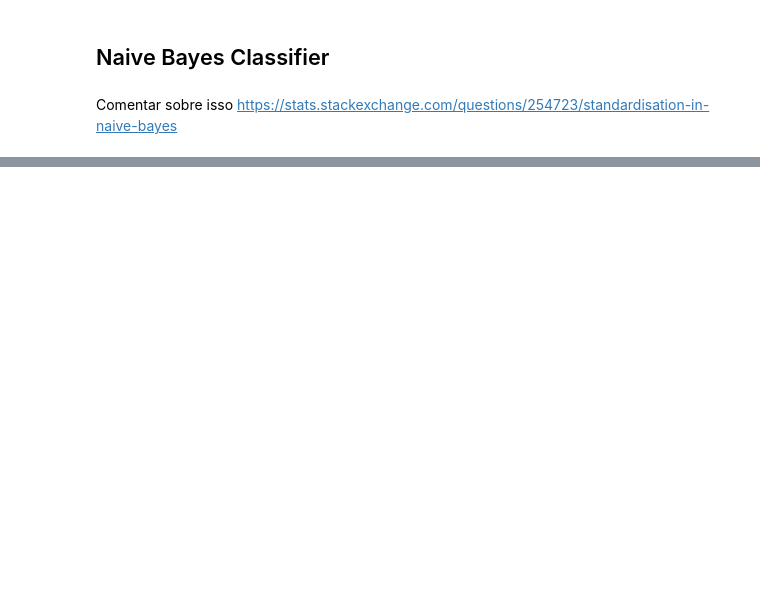
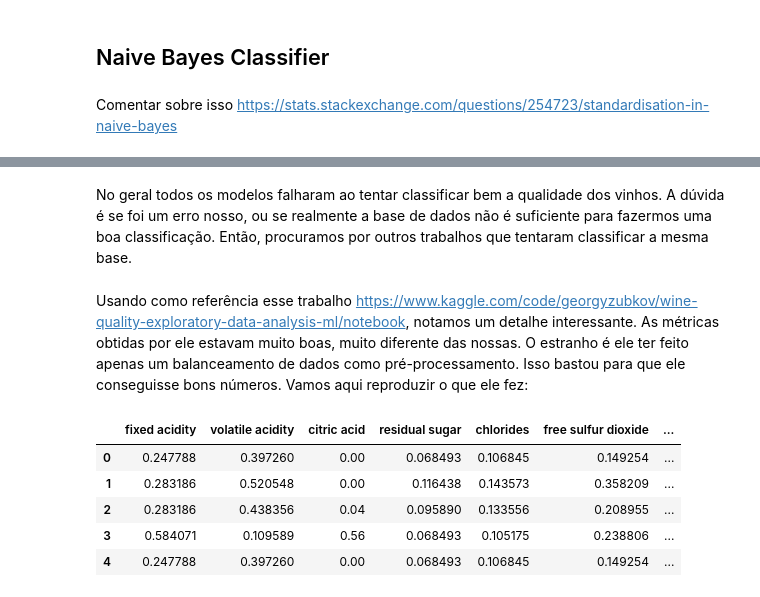
Before and after one commit to viniciuslettieri/Aprendizado-de-Maquina-2022.2, a Jupyter notebook: Tarefas/logistica_svm_naivebayes.ipynb, the cells around one changed output, grey strips where cells are left out. Drawn from its saved outputs; the diff is of its cells as text; code cells hidden in the pictures; blank space fills up the shorter version.

```diff
--- a/Tarefas/logistica_svm_naivebayes.ipynb
+++ b/Tarefas/logistica_svm_naivebayes.ipynb
@@ -478,0 +354,6 @@ weighted avg       0.62      0.25      0.15       866
+# %% [markdown]
+No geral todos os modelos falharam ao tentar classificar bem a qualidade dos vinhos. A dúvida é se foi um erro nosso, ou se realmente a base de dados não é suficiente para fazermos uma boa classificação. Então, procuramos por outros trabalhos que tentaram classificar a mesma base.
+# %% [markdown]
+Usando como referência esse trabalho https://www.kaggle.com/code/georgyzubkov/wine-quality-exploratory-data-analysis-ml/notebook, notamos um detalhe interessante. As métricas obtidas por ele estavam muito boas, muito diferente das nossas. O estranho é ele ter feito apenas um balanceamento de dados como pré-processamento. Isso bastou para que ele conseguisse bons números. Vamos aqui reproduzir o que ele fez:
+# %%
+train = pd.read_csv("../dados/WineQT.csv")
@@ -478,0 +362,17 @@ weighted avg       0.62      0.25      0.15       866
+# %%
+oversample = SMOTE()
+features, labels=  oversample.fit_resample(train.drop(["quality"],axis=1),train["quality"])
+# %%
+scaler = preprocessing.MinMaxScaler()
+names = features.columns
+d = scaler.fit_transform(features)
+
+scaled_df = pd.DataFrame(d, columns=names)
+scaled_df.head()
+# %% [output]
+|  | fixed acidity | volatile acidity | citric acid | residual sugar | chlorides | free sulfur dioxide | ... |
+| 0 | 0.247788 | 0.397260 | 0.00 | 0.068493 | 0.106845 | 0.149254 | ... |
+| 1 | 0.283186 | 0.520548 | 0.00 | 0.116438 | 0.143573 | 0.358209 | ... |
+| 2 | 0.283186 | 0.438356 | 0.04 | 0.095890 | 0.133556 | 0.208955 | ... |
+| 3 | 0.584071 | 0.109589 | 0.56 | 0.068493 | 0.105175 | 0.238806 | ... |
+| 4 | 0.247788 | 0.397260 | 0.00 | 0.068493 | 0.106845 | 0.149254 | ... |
```
Also changed, not shown: parts of 44 cells of this notebook.
